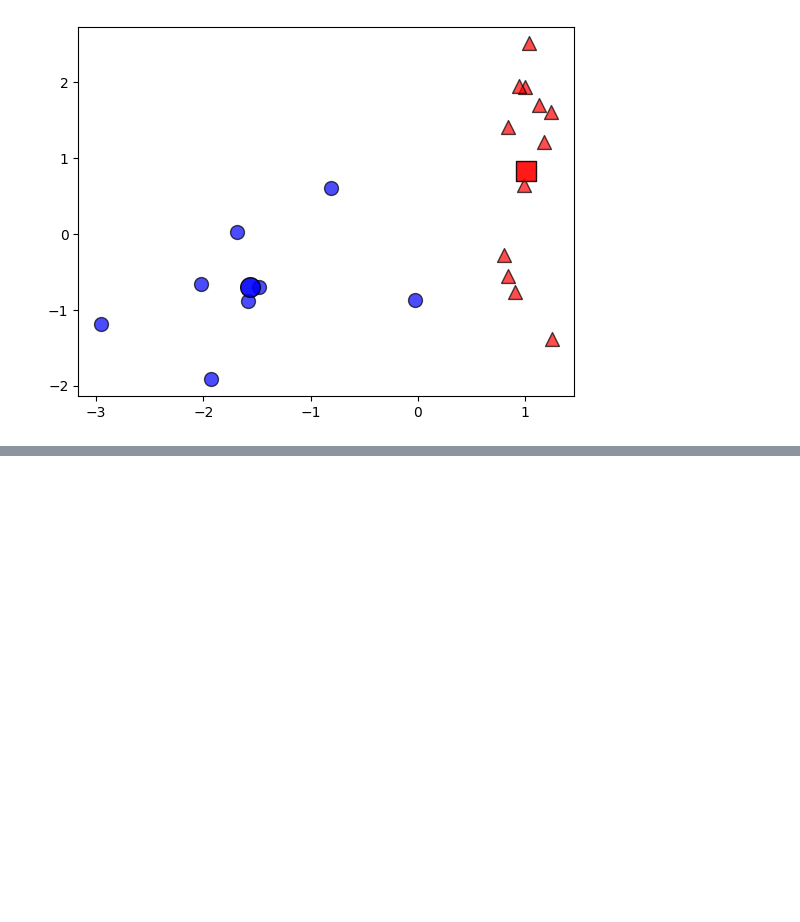
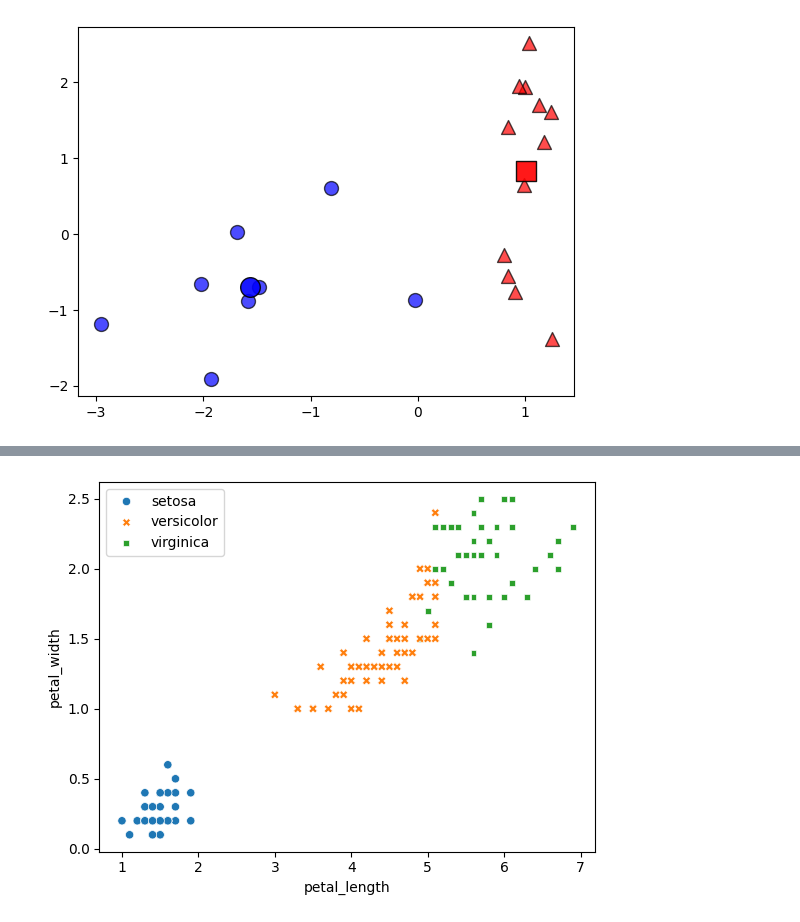
Before and after one commit to hjk7902/ml, a Jupyter notebook: 4장. 군집분석 - 2절. K-Means 클러스터링.ipynb, the cells around one changed output, grey strips where cells are left out. Drawn from its saved outputs; the diff is of its cells as text; code cells hidden in the pictures; blank space fills up the shorter version.

```diff
--- a/4장. 군집분석 - 2절. K-Means 클러스터링.ipynb
+++ b/4장. 군집분석 - 2절. K-Means 클러스터링.ipynb
@@ -175,0 +185,6 @@ plt.show()
+# %%
+import seaborn as sns
+iris = sns.load_dataset("iris")
+iris_X = iris.iloc[:, :-1]
+iris_y = iris.species
+iris.head(5)
@@ -175,0 +198,4 @@ plt.show()
+# %%
+from sklearn.cluster import KMeans
+iris_cluster_model = KMeans(n_clusters=3, n_init=10, random_state=1)
+iris_cluster_model.fit(iris_X)
@@ -175,0 +214,4 @@ plt.show()
+# %%
+import numpy as np
+pred = np.choose(iris_cluster_model.labels_, [1, 0, 2])
+pred
@@ -175,0 +226,10 @@ plt.show()
+# %%
+from sklearn.preprocessing import LabelEncoder
+le = LabelEncoder()
+le.fit(iris.species)
+pred_str = le.inverse_transform(pred)
+
+ax = sns.scatterplot(x="petal_length", y="petal_width", hue=pred_str,
+                     style=pred_str, data=iris)
+# %% [output]
+[figure, added]
```
Also changed, not shown: parts of 48 cells of this notebook, 4 other files.
